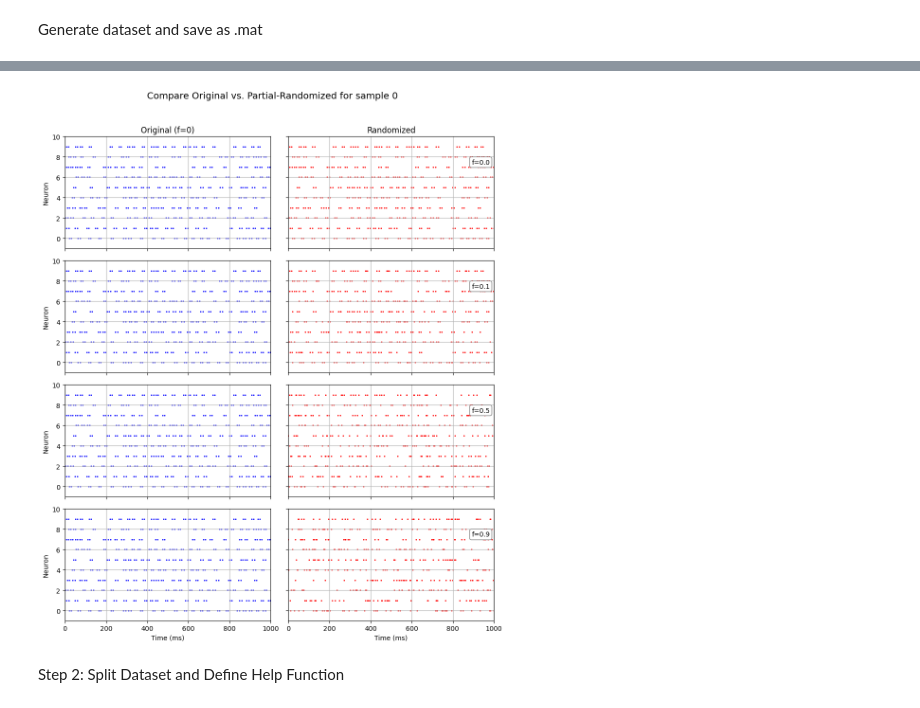
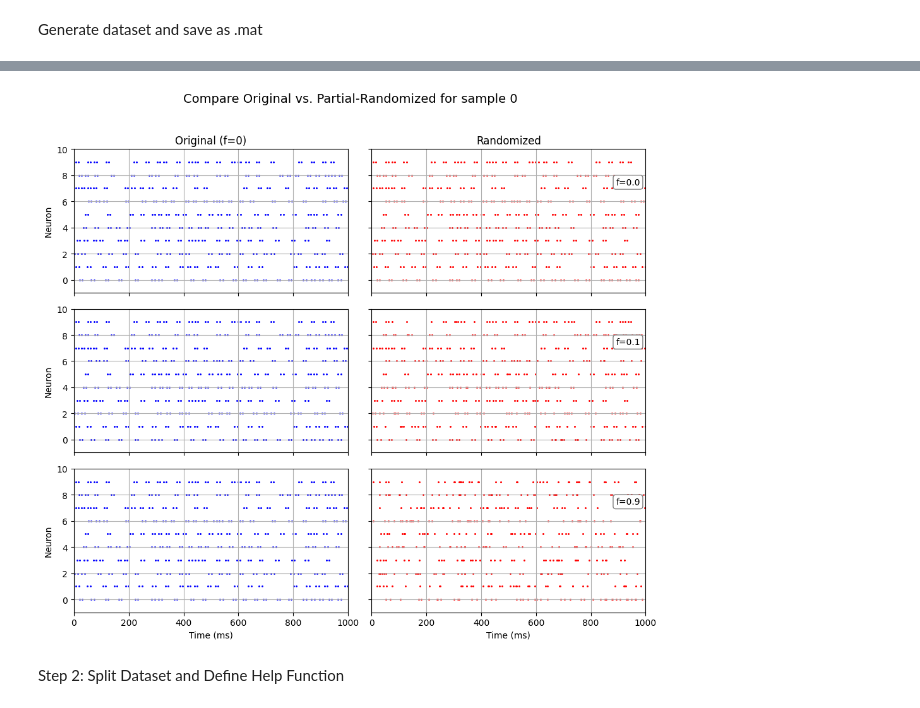
Before and after one commit to Oooorca/IRP_Neuro_SNN, a Jupyter notebook: trainwithF.ipynb, the cells around one changed output, grey strips where cells are left out. Cells and saved outputs as stored; diff of their text form; code cells hidden in the pictures.

```diff
--- a/trainwithF.ipynb
+++ b/trainwithF.ipynb
@@ -26,7 +26,7 @@ if torch.cuda.is_available():
 # Number of points per class
 num_points = 2000  # Increase if you want more total points
 radius = 10        # half side of the square [-10,10]x[-10,10]
-min_distance = 2   # Minimum distance threshold from the line y = x
+min_distance = 1.5   # Minimum distance threshold from the line y = x
 
 # 1. Generate random points within a square [-radius, radius]^2
 X = np.random.uniform(low=-radius, high=radius, size=(num_points, 2))
@@ -243,59 +243,52 @@ def partial_randomize_dataset(spike_trains_dataset, f=0.5, max_attempts=50):
 import numpy as np
 import matplotlib.pyplot as plt
 
-# 选定一个样本的索引
+
 sample_idx = 0
+f_values = [0.0, 0.1, 0.9]  # f=0 represents no randomization
+original_st = X[sample_idx]  # shape (num_neurons, T)
+randomized_datasets = {f: partial_randomize_dataset(X, f=f) for f in f_values}
 
-# 选定 f 值
-f_values = [0.0, 0.1, 0.5, 0.9]  # f=0 代表原始数据
-
-# 取出原始 spike train
-original_st = X[sample_idx]  # shape (num_neurons, T)
-
-# 创建子图
 fig, axes = plt.subplots(len(f_values), 2,
                          figsize=(10, 3 * len(f_values)),
                          sharex=True, sharey=True)
 fig.suptitle(f"Compare Original vs. Partial-Randomized for sample {sample_idx}", fontsize=14)
 
-# 逐个绘制不同 f 的对比
 for row_i, f in enumerate(f_values):
-    # (A) 左列：始终画原始数据（f=0），用于对照
+    # (A)   Left column: Original spike train (f=0)
     ax_left = axes[row_i, 0]
     for neuron_idx in range(original_st.shape[0]):
         spike_times = np.where(original_st[neuron_idx] == 1)[0]
         ax_left.scatter(spike_times, np.ones_like(spike_times) * neuron_idx,
                         s=5, color='b', marker='.')
     ax_left.set_ylabel('Neuron')
     if row_i == 0:
         ax_left.set_title("Original (f=0)")
 
-    # (B) 右列：画 f>0 的随机化 spike train
-    randomized_st = partial_randomize_spike_train(original_st, f=f)
+    # (B) Right column: Partial-randomized spike train (f)
+    randomized_st = randomized_datasets[f][sample_idx]  # 获取对应 f 的数据
     ax_right = axes[row_i, 1]
     for neuron_idx in range(randomized_st.shape[0]):
         spike_times = np.where(randomized_st[neuron_idx] == 1)[0]
         ax_right.scatter(spike_times, np.ones_like(spike_times) * neuron_idx,
                          s=5, color='r', marker='.')
     if row_i == 0:
         ax_right.set_title("Randomized")
     ax_right.text(0.98, 0.8, f"f={f:.1f}", transform=ax_right.transAxes,
                   ha='right', va='top', fontsize=10,
                   bbox=dict(boxstyle="round", fc="white", ec="gray"))
 
-    # 统一设置网格 & 轴范围
     for ax in (ax_left, ax_right):
         ax.set_ylim([-1, original_st.shape[0]])
         ax.set_xlim([0, original_st.shape[1]])
         ax.grid(True)
 
-# 设置 X 轴标签
 axes[-1, 0].set_xlabel('Time (ms)')
 axes[-1, 1].set_xlabel('Time (ms)')
 plt.tight_layout(rect=[0, 0, 1, 0.96])
 plt.show()
 # %% [output]
-[figure, old version]
+[figure, new version]
 # %% [markdown]
 Step 2: Split Dataset and Define Help Function
 # %%
```
Also changed, not shown: parts of 24 cells of this notebook, 10 other files.
